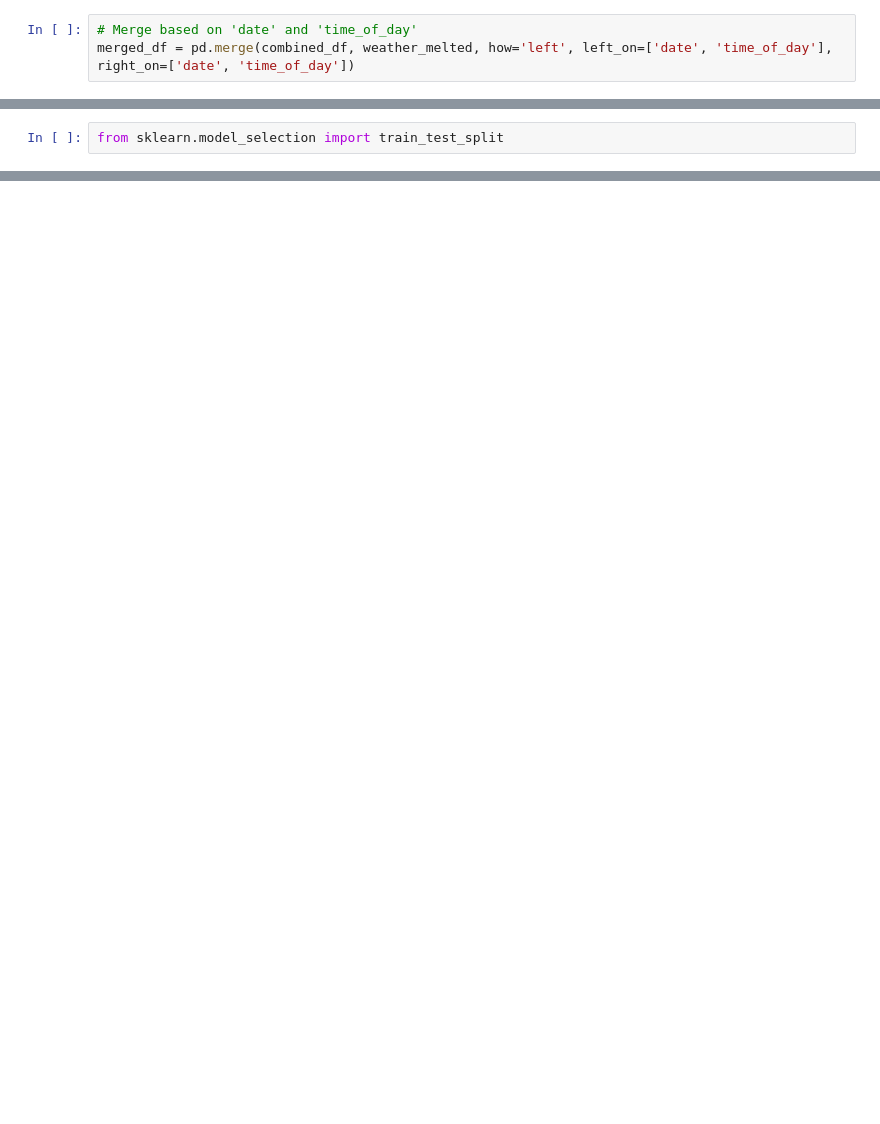
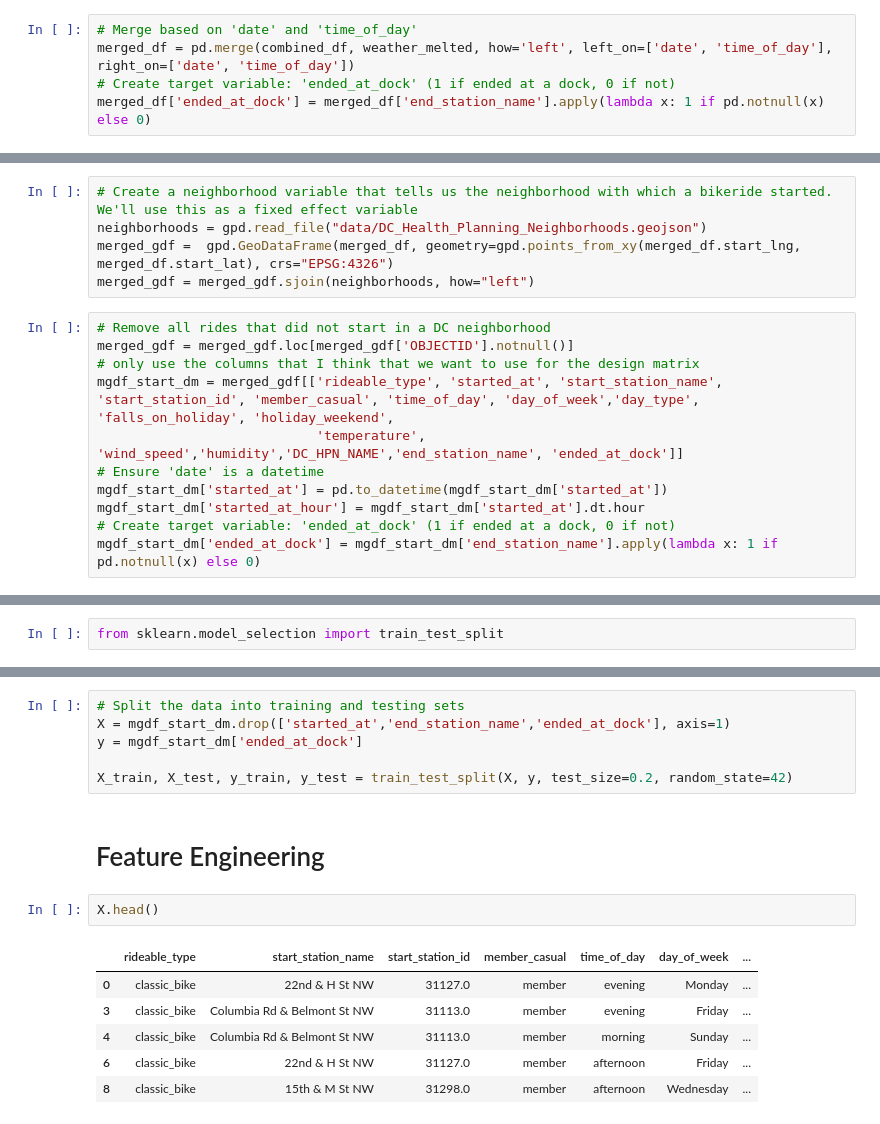
Before and after one commit to Emman-Lopez-Oso/CaBi-Bikeshare-Prediction, a Jupyter notebook: model-dev/CaBi_Prediction_Testing.ipynb, the cells around one changed output, grey strips where cells are left out. Cells and saved outputs as stored; diff of their text form; blank space fills up the shorter version.

```diff
--- a/model-dev/CaBi_Prediction_Testing.ipynb
+++ b/model-dev/CaBi_Prediction_Testing.ipynb
@@ -296,7 +266,25 @@ See the caveats in the documentation: https://pandas.pydata.org/pandas-docs/stab
 # %%
 # Merge based on 'date' and 'time_of_day'
 merged_df = pd.merge(combined_df, weather_melted, how='left', left_on=['date', 'time_of_day'], right_on=['date', 'time_of_day'])
+# Create target variable: 'ended_at_dock' (1 if ended at a dock, 0 if not)
+merged_df['ended_at_dock'] = merged_df['end_station_name'].apply(lambda x: 1 if pd.notnull(x) else 0)
 # %% [markdown]
 # Start Analysis for Underserved Rides
 
 The idea for this analysis is that if a rider completes their ride outside of a dock, they either had to find a place nearby to park their bike because a nearby dock was full OR because there simply was not a dock nearby. According to the National Association of City Transportation Officials's [Bike Share Station Siting Guide](https://nacto.org/publication/bike-share-station-siting-guide/), docks should be stationed approximately 1,000 feet, or a 5-minute walk from one another.
+# %%
+# Create a neighborhood variable that tells us the neighborhood with which a bikeride started. We'll use this as a fixed effect variable
+neighborhoods = gpd.read_file("data/DC_Health_Planning_Neighborhoods.geojson")
+merged_gdf =  gpd.GeoDataFrame(merged_df, geometry=gpd.points_from_xy(merged_df.start_lng, merged_df.start_lat), crs="EPSG:4326")
+merged_gdf = merged_gdf.sjoin(neighborhoods, how="left")
+# %%
+# Remove all rides that did not start in a DC neighborhood
+merged_gdf = merged_gdf.loc[merged_gdf['OBJECTID'].notnull()]
+# only use the columns that I think that we want to use for the design matrix
+mgdf_start_dm = merged_gdf[['rideable_type', 'started_at', 'start_station_name', 'start_station_id', 'member_casual', 'time_of_day', 'day_of_week','day_type', 'falls_on_holiday', 'holiday_weekend',
+                            'temperature', 'wind_speed','humidity','DC_HPN_NAME','end_station_name', 'ended_at_dock']]
+# Ensure 'date' is a datetime
+mgdf_start_dm['started_at'] = pd.to_datetime(mgdf_start_dm['started_at'])
+mgdf_start_dm['started_at_hour'] = mgdf_start_dm['started_at'].dt.hour
+# Create target variable: 'ended_at_dock' (1 if ended at a dock, 0 if not)
+mgdf_start_dm['ended_at_dock'] = mgdf_start_dm['end_station_name'].apply(lambda x: 1 if pd.notnull(x) else 0)
@@ -370,0 +309,17 @@ bikeshare_loc
+# %%
+# Split the data into training and testing sets
+X = mgdf_start_dm.drop(['started_at','end_station_name','ended_at_dock'], axis=1)
+y = mgdf_start_dm['ended_at_dock']
+
+X_train, X_test, y_train, y_test = train_test_split(X, y, test_size=0.2, random_state=42)
+# %% [markdown]
+# Feature Engineering
+# %%
+X.head()
+# %% [output]
+|  | rideable_type | start_station_name | start_station_id | member_casual | time_of_day | day_of_week | ... |
+| 0 | classic_bike | 22nd & H St NW | 31127.0 | member | evening | Monday | ... |
+| 3 | classic_bike | Columbia Rd & Belmont St NW | 31113.0 | member | evening | Friday | ... |
+| 4 | classic_bike | Columbia Rd & Belmont St NW | 31113.0 | member | morning | Sunday | ... |
+| 6 | classic_bike | 22nd & H St NW | 31127.0 | member | afternoon | Friday | ... |
+| 8 | classic_bike | 15th & M St NW | 31298.0 | member | afternoon | Wednesday | ... |
```
Also changed, not shown: parts of 22 cells of this notebook, 4 other files.
